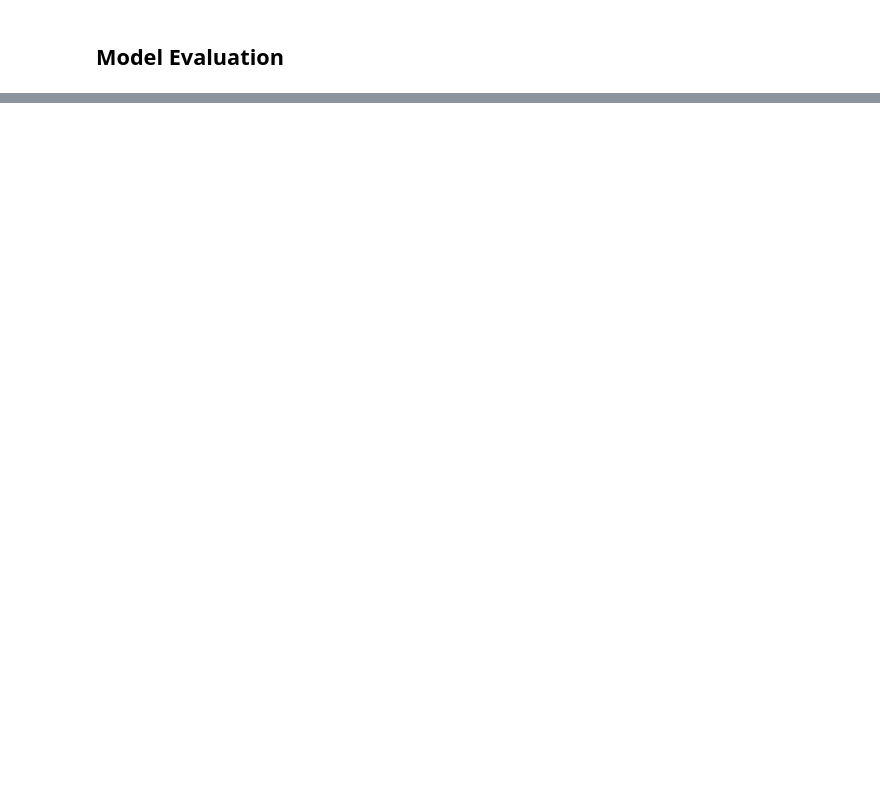
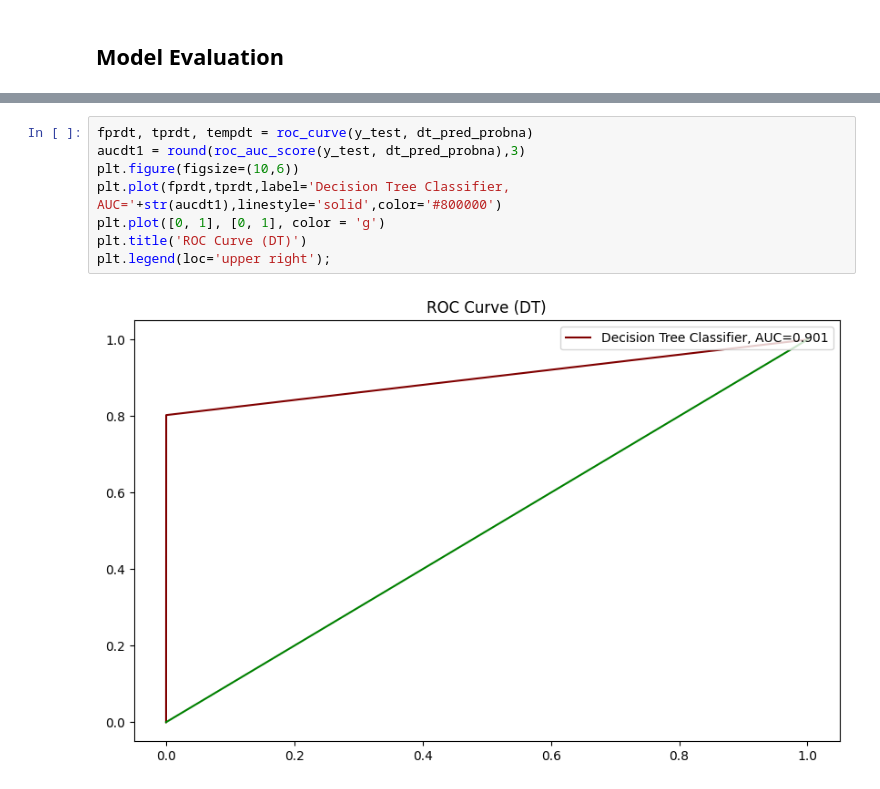
Before and after one commit to rehank1990/Springboard, a Jupyter notebook: Modeling_Capstone_2.ipynb, the cells around one changed output, grey strips where cells are left out. Saved outputs shown, nothing was run; the diff lists cells and outputs as text; blank space fills up the shorter version.

```diff
--- a/Modeling_Capstone_2.ipynb
+++ b/Modeling_Capstone_2.ipynb
@@ -415,0 +428,10 @@ plt.legend(loc='upper right');
+# %%
+fprdt, tprdt, tempdt = roc_curve(y_test, dt_pred_probna)
+aucdt1 = round(roc_auc_score(y_test, dt_pred_probna),3)
+plt.figure(figsize=(10,6))
+plt.plot(fprdt,tprdt,label='Decision Tree Classifier, AUC='+str(aucdt1),linestyle='solid',color='#800000')
+plt.plot([0, 1], [0, 1], color = 'g')
+plt.title('ROC Curve (DT)')
+plt.legend(loc='upper right');
+# %% [output]
+[figure, added]
```
Also changed, not shown: parts of 11 cells of this notebook.
